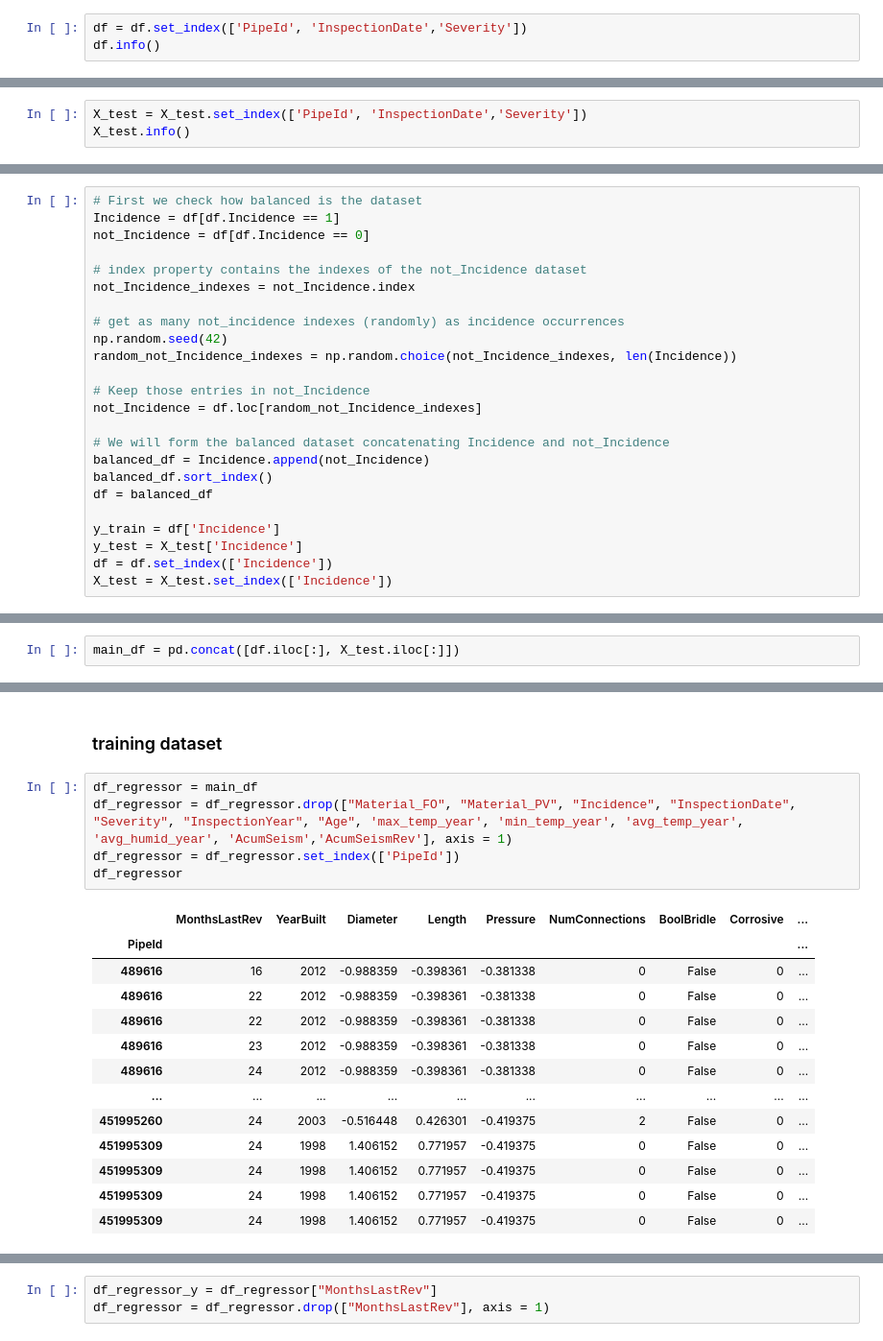
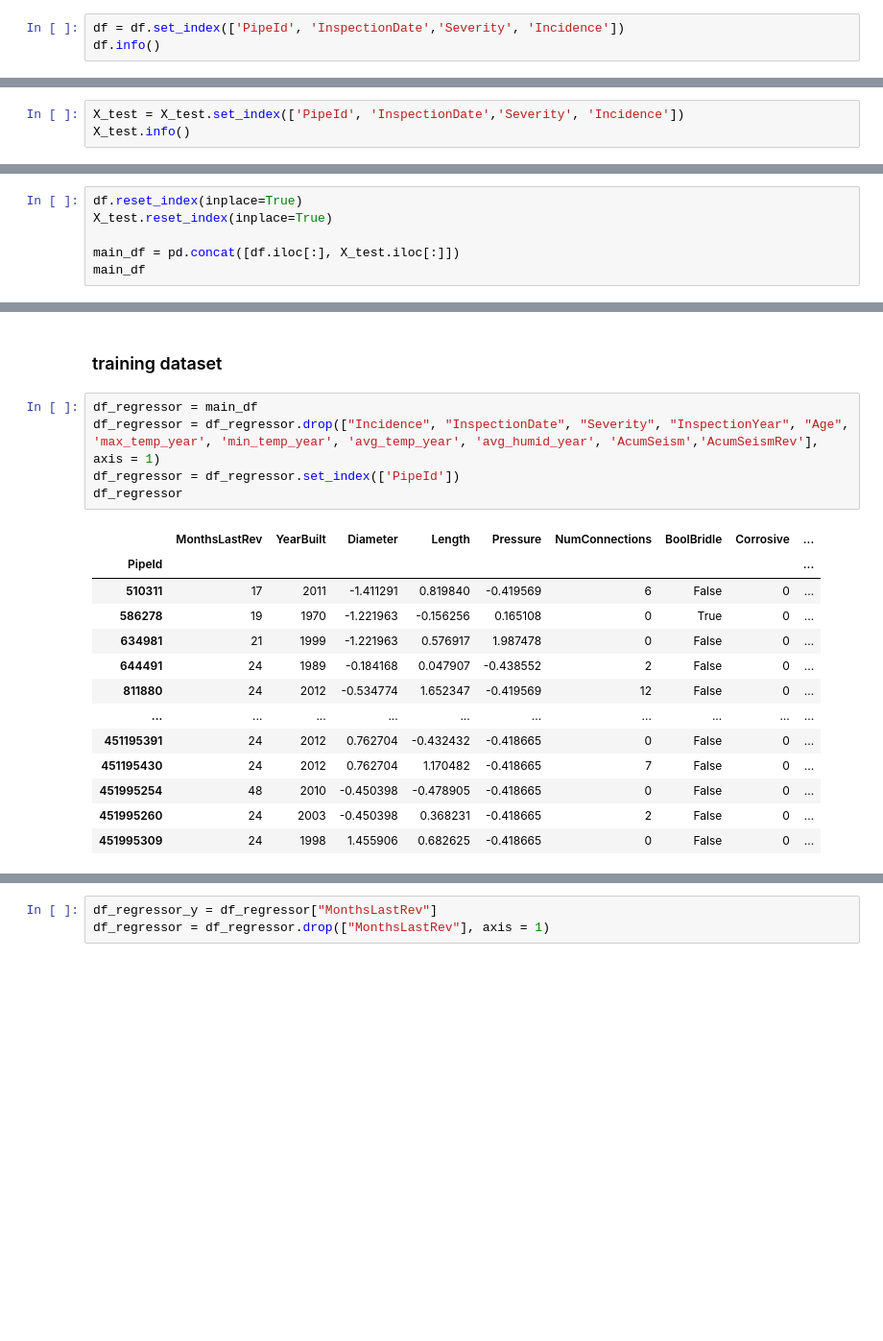
Before and after one commit to AsanDopollosie/Model, a Jupyter notebook: Model.ipynb, the cells around one changed output, grey strips where cells are left out. Shown at 96% size. Cells and saved outputs as stored; diff of their text form; blank space fills up the shorter version.

```diff
--- a/Model.ipynb
+++ b/Model.ipynb
@@ -575,7 +642,7 @@ X_test.head(4)
 # %% [markdown]
 The dataframe will be reindexed by means of the PipeId and Date
 # %%
-df = df.set_index(['PipeId', 'InspectionDate','Severity'])
+df = df.set_index(['PipeId', 'InspectionDate','Severity', 'Incidence'])
 df.info()
 # %% [output]
 <class 'pandas.core.frame.DataFrame'>
@@ -598,5 +665,5 @@ memory usage: 1.0 GB
 # %%
-X_test = X_test.set_index(['PipeId', 'InspectionDate','Severity'])
+X_test = X_test.set_index(['PipeId', 'InspectionDate','Severity', 'Incidence'])
 X_test.info()
 # %% [output]
 <class 'pandas.core.frame.DataFrame'>
@@ -621,27 +686,3 @@ Balancing the dataframe as it is quite unbalanced (ONLY THE TRAINING DF!)
-# %%
-# First we check how balanced is the dataset
-Incidence = df[df.Incidence == 1]
-not_Incidence = df[df.Incidence == 0]
-
-# index property contains the indexes of the not_Incidence dataset
-not_Incidence_indexes = not_Incidence.index
-
-# get as many not_incidence indexes (randomly) as incidence occurrences
-np.random.seed(42)
-random_not_Incidence_indexes = np.random.choice(not_Incidence_indexes, len(Incidence))
-
-# Keep those entries in not_Incidence
-not_Incidence = df.loc[random_not_Incidence_indexes]
-
-# We will form the balanced dataset concatenating Incidence and not_Incidence
-balanced_df = Incidence.append(not_Incidence)
-balanced_df.sort_index()
-df = balanced_df
-
-y_train = df['Incidence']
-y_test = X_test['Incidence']
-df = df.set_index(['Incidence'])
-X_test = X_test.set_index(['Incidence'])
 # %% [markdown]
 ----
 # Train & Test
@@ -908,4 +895,8 @@ pred_X
 # %% [markdown]
 Concat previous train and test
 # %%
+df.reset_index(inplace=True)
+X_test.reset_index(inplace=True)
+
 main_df = pd.concat([df.iloc[:], X_test.iloc[:]])
+main_df
@@ -991,20 +1006,20 @@ Obtaining the MonthLastRev column will be done through a prediction
 ### training dataset
 # %%
 df_regressor = main_df
-df_regressor = df_regressor.drop(["Material_FO", "Material_PV", "Incidence", "InspectionDate", "Severity", "InspectionYear", "Age", 'max_temp_year', 'min_temp_year', 'avg_temp_year', 'avg_humid_year', 'AcumSeism','AcumSeismRev'], axis = 1)
+df_regressor = df_regressor.drop(["Incidence", "InspectionDate", "Severity", "InspectionYear", "Age", 'max_temp_year', 'min_temp_year', 'avg_temp_year', 'avg_humid_year', 'AcumSeism','AcumSeismRev'], axis = 1)
 df_regressor = df_regressor.set_index(['PipeId'])
 df_regressor
 # %% [output]
 |  | MonthsLastRev | YearBuilt | Diameter | Length | Pressure | NumConnections | BoolBridle | Corrosive | ... |
 | PipeId |  |  |  |  |  |  |  |  | ... |
-| 489616 | 16 | 2012 | -0.988359 | -0.398361 | -0.381338 | 0 | False | 0 | ... |
-| 489616 | 22 | 2012 | -0.988359 | -0.398361 | -0.381338 | 0 | False | 0 | ... |
-| 489616 | 22 | 2012 | -0.988359 | -0.398361 | -0.381338 | 0 | False | 0 | ... |
-| 489616 | 23 | 2012 | -0.988359 | -0.398361 | -0.381338 | 0 | False | 0 | ... |
-| 489616 | 24 | 2012 | -0.988359 | -0.398361 | -0.381338 | 0 | False | 0 | ... |
+| 510311 | 17 | 2011 | -1.411291 | 0.819840 | -0.419569 | 6 | False | 0 | ... |
+| 586278 | 19 | 1970 | -1.221963 | -0.156256 | 0.165108 | 0 | True | 0 | ... |
+| 634981 | 21 | 1999 | -1.221963 | 0.576917 | 1.987478 | 0 | False | 0 | ... |
+| 644491 | 24 | 1989 | -0.184168 | 0.047907 | -0.438552 | 2 | False | 0 | ... |
+| 811880 | 24 | 2012 | -0.534774 | 1.652347 | -0.419569 | 12 | False | 0 | ... |
 | ... | ... | ... | ... | ... | ... | ... | ... | ... | ... |
-| 451995260 | 24 | 2003 | -0.516448 | 0.426301 | -0.419375 | 2 | False | 0 | ... |
-| 451995309 | 24 | 1998 | 1.406152 | 0.771957 | -0.419375 | 0 | False | 0 | ... |
-| 451995309 | 24 | 1998 | 1.406152 | 0.771957 | -0.419375 | 0 | False | 0 | ... |
-| 451995309 | 24 | 1998 | 1.406152 | 0.771957 | -0.419375 | 0 | False | 0 | ... |
-| 451995309 | 24 | 1998 | 1.406152 | 0.771957 | -0.419375 | 0 | False | 0 | ... |
+| 451195391 | 24 | 2012 | 0.762704 | -0.432432 | -0.418665 | 0 | False | 0 | ... |
+| 451195430 | 24 | 2012 | 0.762704 | 1.170482 | -0.418665 | 7 | False | 0 | ... |
+| 451995254 | 48 | 2010 | -0.450398 | -0.478905 | -0.418665 | 0 | False | 0 | ... |
+| 451995260 | 24 | 2003 | -0.450398 | 0.368231 | -0.418665 | 2 | False | 0 | ... |
+| 451995309 | 24 | 1998 | 1.455906 | 0.682625 | -0.418665 | 0 | False | 0 | ... |
```
Also changed, not shown: parts of 72 cells of this notebook.
